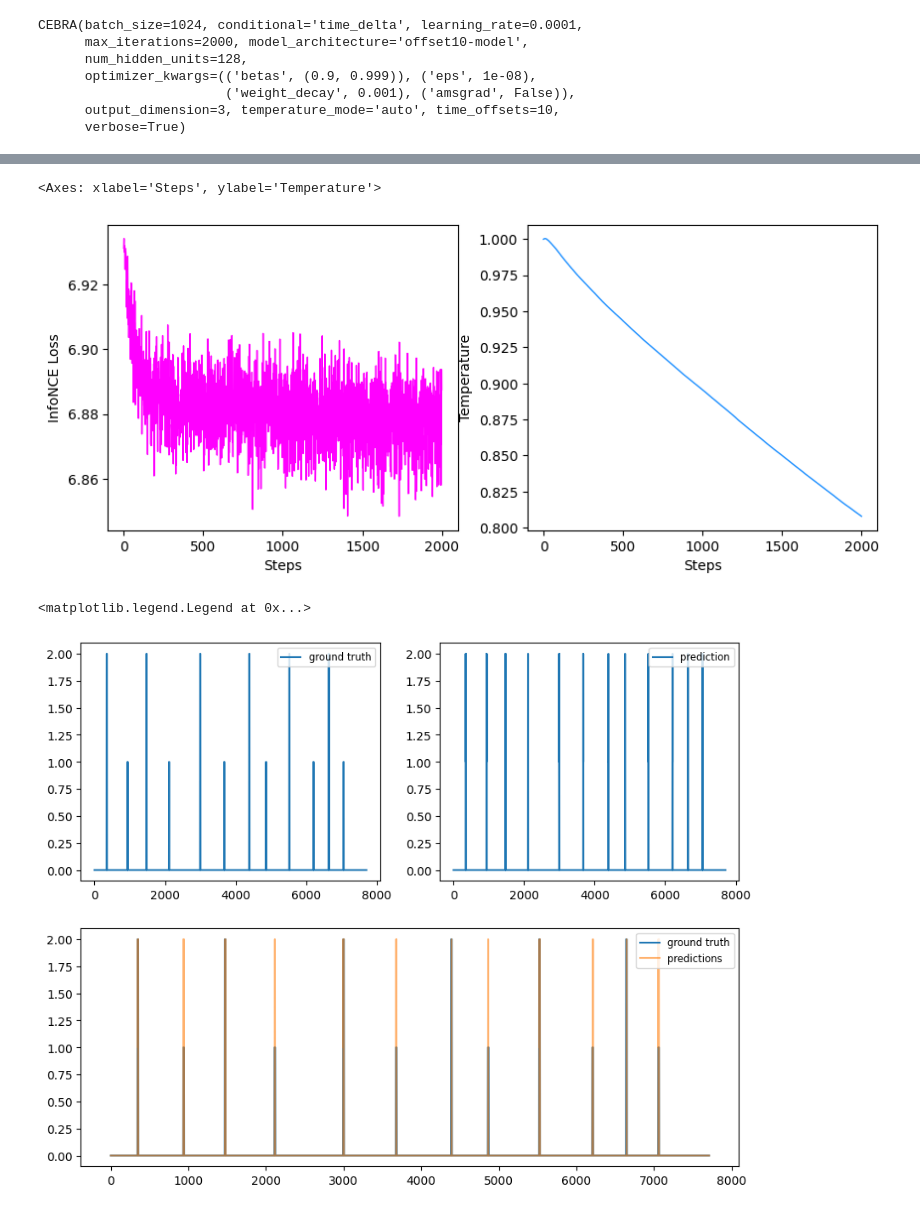
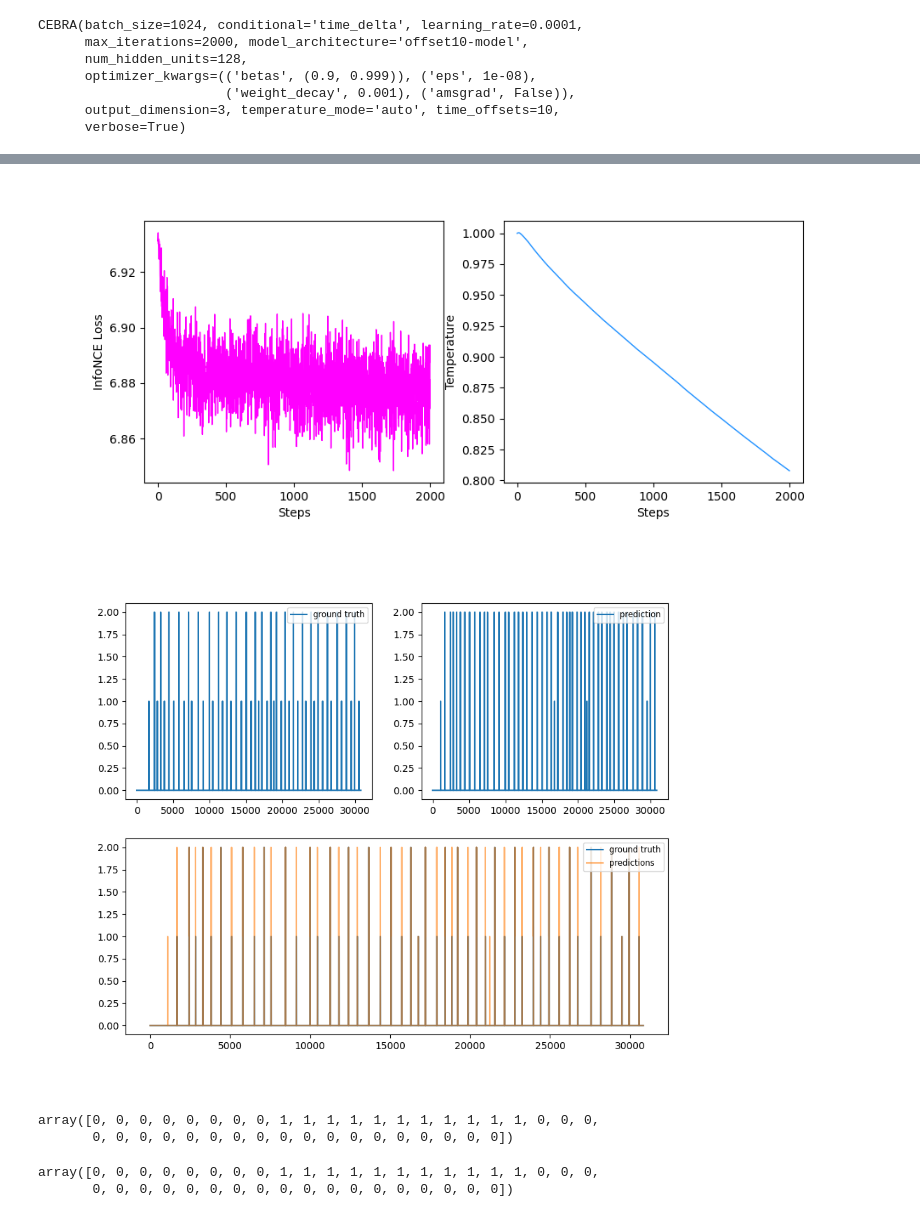
Before and after one commit to tomhagley6/czebra, a Jupyter notebook: test_notebooks/230829/decode_stimulus_laterality_supervised_inferred_spikes_predict-on-train.ipynb, the cells around one changed output, grey strips where cells are left out. Drawn from its saved outputs; the diff is of its cells as text; code cells hidden in the pictures.

```diff
--- a/test_notebooks/230829/decode_stimulus_laterality_supervised_inferred_spikes_predict-on-train.ipynb
+++ b/test_notebooks/230829/decode_stimulus_laterality_supervised_inferred_spikes_predict-on-train.ipynb
@@ -47,10 +50,10 @@ global SAVE_MODEL              # save model to models folder
 global SAVE_FIGS               # automatically save figures generated
 global STIM_TYPES              # dictionary of stim types to stim numbers
 global STIMS                   # relevant stims for model
-global STIM_MASKS              # remove?
 global TRAINING_TEST_SPLIT     # split fraction for embedding model
 global STIM_LENGTH_FRAMES      # the length in frames of stimuli, assuming all stimuli have equal duration
 global HALF_STIM_MASK          # only use the second half of stimuli for training the model
+global PREDICT_ON_TRAIN        # for decoder, do both training and prediciton on the training set
 
 LABEL = 'spot'                                                          # set as '' for time-contrastive
 EXTRA_LABEL = 'second-half-stims_deconv'
@@ -58,22 +61,22 @@ FILEPATH = dat_files[1]
 DATA_PATH = '/home/tomh/Documents/projects/czebra/test_notebooks/data/'
 MODELPATH_ROOT = '/home/tomh/Documents/projects/czebra/archived_models/'
 MODELPATH_DATE = '230828/'
-MODEL_VER = 2
+MODEL_VER = 1
 TIMESTEPS = None                                                        # set as None to use all timepoints
 ROIS = 10000
 ITERS = 2000
 LOAD_DATA = True
 SAVE_DATA = False
-LOAD_MODEL = False
-SAVE_MODEL = True
-SAVE_FIGS = True
+LOAD_MODEL = True
+SAVE_MODEL = False
+SAVE_FIGS = False
 STIM_TYPES = {'left_spot':0, 'right_spot':1,  \
               'open_loop_grating':2, 'closed_loop_grating':3}
 STIMS = ['left_spot', 'right_spot']
-STIM_MASKS = [['left_spot', 'right_spot']]
 TRAINING_TEST_SPLIT = 0.8
 STIM_LENGTH_FRAMES = 22
 HALF_STIM_MASK = True
+PREDICT_ON_TRAIN = True
 # %%
 ### define model ###
 
@@ -446,9 +428,12 @@ ax2 = plt.subplot(122)
 
 cebra.plot_loss(cebra_stim_on_model, ax=ax1)
 cebra.plot_temperature(cebra_stim_on_model, ax=ax2)
+
+if SAVE_FIGS:
+    # save this figure to the model folder
+    plt.savefig(f"{model_dir}/v{MODEL_VER}_loss-and-temp")
 # %% [output]
-<Axes: xlabel='Steps', ylabel='Temperature'>
-[figure, old version]
+[figure, new version]
 # %%
 ### Decode ###
 ## rewritten to train on training set ##
@@ -457,25 +442,35 @@ decoder = cebra.KNNDecoder()
 
 decoder.fit(embedding_train, discrete_train)
 
-predictions = decoder.predict(embedding_test)
+# changed to predict on the training embedding
+predictions = decoder.predict(embedding_train)
+# also change what is considered the "test" set. In this case it will be the training set
+discrete_test = discrete_train
 # %%
 ### visualise ###
 
 fig = plt.figure(figsize=(10,8))
 ax1 = plt.subplot(2,2,1)
 ax2 = plt.subplot(2,2,2)
 ax3 = plt.subplot(2,1,2)
 
 ax1.plot(discrete_test, label='ground truth')
 # ax1.plot(predictions, label='prediction')
 ax1.legend(loc='upper right', fontsize='small')
 
 ax2.plot(predictions, label='prediction')
 ax2.legend(loc='upper right', fontsize='small')
 
 ax3.plot(discrete_test, label='ground truth')
 ax3.plot(predictions, label='predictions', alpha=0.6)
 ax3.legend(loc='upper right', fontsize='small')
+
+# ax3.text(7100, 1.00, f"f1 :{f1_score:.2f}", fontsize='small')
+# ax3.text(7100, 0.9, f"f1_len :{lenient_f1_score:.2f}", fontsize='small')
+# ax3.text(7100, 0.75, f"len-non-bi :{f1_score:.2f}", fontsize='small')
+
+if SAVE_FIGS:
+    # save this figure to the model folder
+    plt.savefig(f"{model_dir}/v{MODEL_VER}_predictions")
 # %% [output]
-<matplotlib.legend.Legend at 0x...>
-[figure, old version]
+[figure, new version]
@@ -481,0 +498,10 @@ ax3.legend(loc='upper right', fontsize='small')
+# %%
+discrete_test_f1[1660:1700]
+# %% [output]
+array([0, 0, 0, 0, 0, 0, 0, 0, 1, 1, 1, 1, 1, 1, 1, 1, 1, 1, 1, 0, 0, 0,
+       0, 0, 0, 0, 0, 0, 0, 0, 0, 0, 0, 0, 0, 0, 0, 0, 0, 0])
+# %%
+predictions_multiclass_lenient[1660:1700]
+# %% [output]
+array([0, 0, 0, 0, 0, 0, 0, 0, 1, 1, 1, 1, 1, 1, 1, 1, 1, 1, 1, 0, 0, 0,
+       0, 0, 0, 0, 0, 0, 0, 0, 0, 0, 0, 0, 0, 0, 0, 0, 0, 0])
```
Also changed, not shown: parts of 16 cells of this notebook, 5 other files.
